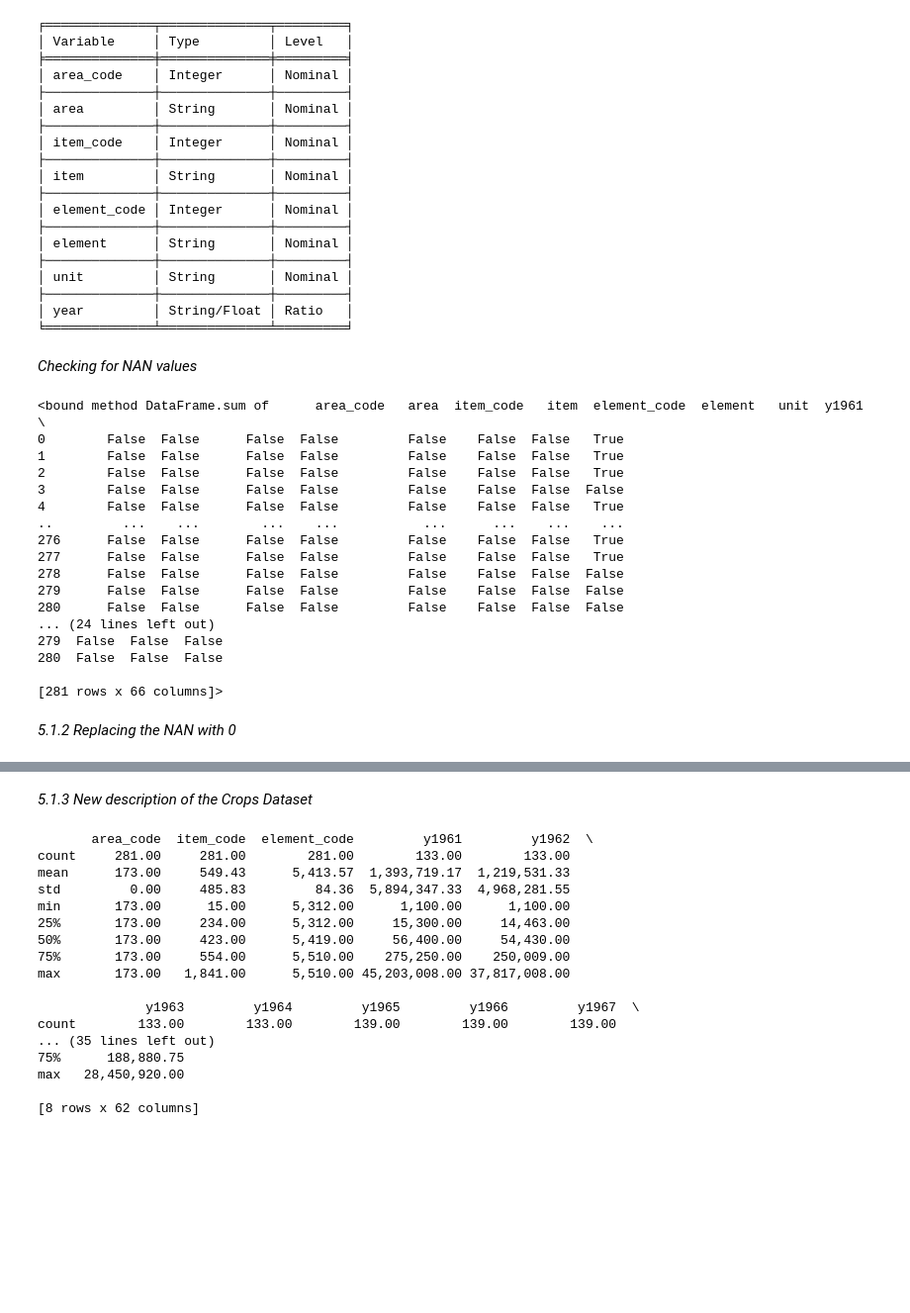
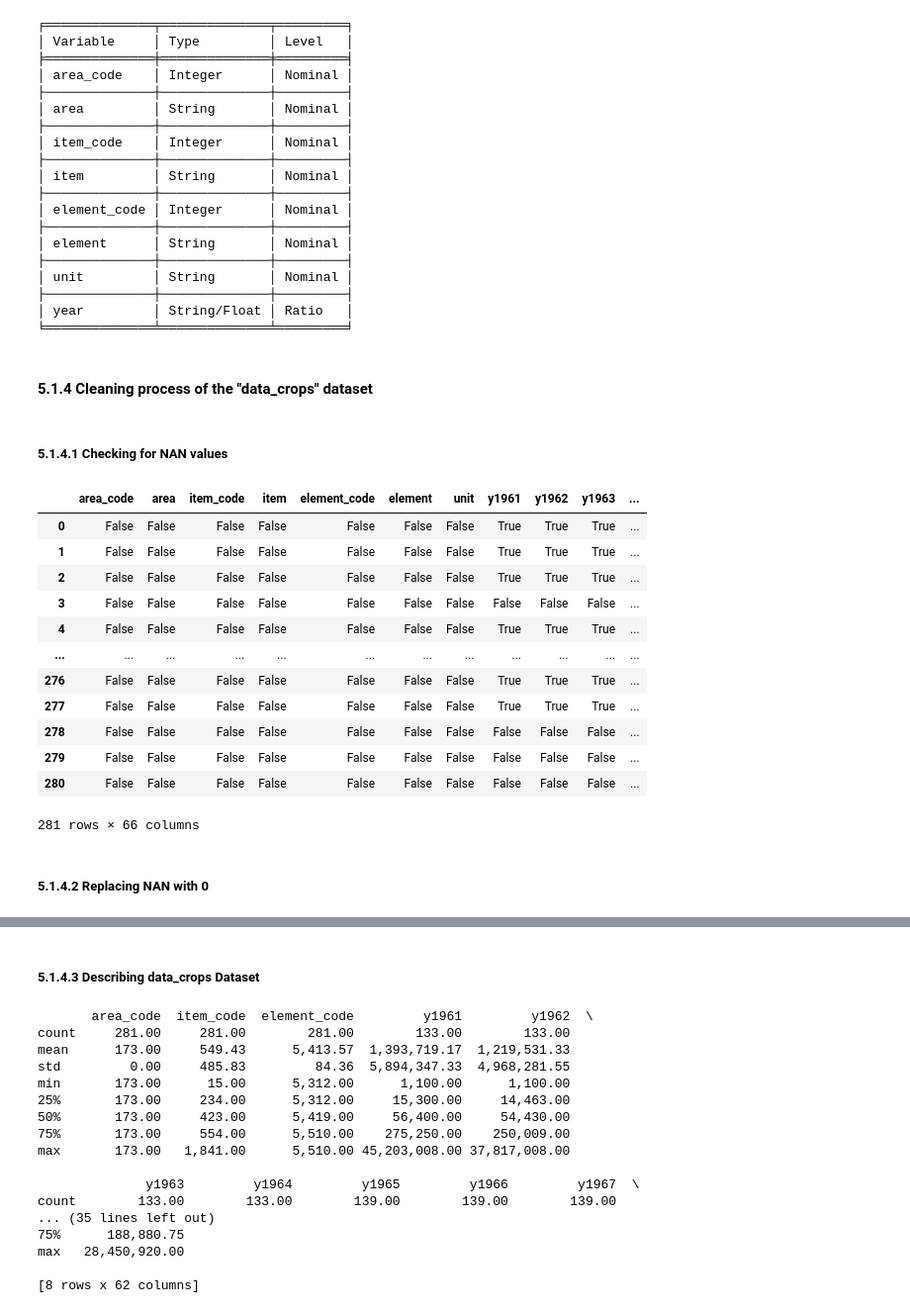
Before and after one commit to Alejandro-github-mx/statistics-projects, a Jupyter notebook: 2022-02-28-statistics-homework-FoodCC-Poland.ipynb, the cells around one changed output, grey strips where cells are left out. Shown at 99% size. Saved outputs shown, nothing was run; the diff lists cells and outputs as text; code cells hidden in the pictures; blank space fills up the shorter version.

```diff
--- a/2022-02-28-statistics-homework-FoodCC-Poland.ipynb
+++ b/2022-02-28-statistics-homework-FoodCC-Poland.ipynb
@@ -169,30 +150,28 @@ print(tabulate(vars_crops_charact, headers="firstrow", tablefmt="fancy_grid"))
 ├──────────────┼──────────────┼─────────┤
 │ year         │ String/Float │ Ratio   │
 ╘══════════════╧══════════════╧═════════╛
+# %% [markdown]
+#### 5.1.4 Cleaning process of the "data_crops" dataset
 # %% [markdown]
-*Checking for NAN values*
+##### 5.1.4.1 Checking for NAN values
 # %%
-data_crops.isna().sum
+data_crops.isna()
 # %% [output]
+|  | area_code | area | item_code | item | element_code | element | unit | y1961 | y1962 | y1963 | ... |
+| 0 | False | False | False | False | False | False | False | True | True | True | ... |
+| 1 | False | False | False | False | False | False | False | True | True | True | ... |
+| 2 | False | False | False | False | False | False | False | True | True | True | ... |
+| 3 | False | False | False | False | False | False | False | False | False | False | ... |
+| 4 | False | False | False | False | False | False | False | True | True | True | ... |
+| ... | ... | ... | ... | ... | ... | ... | ... | ... | ... | ... | ... |
+| 276 | False | False | False | False | False | False | False | True | True | True | ... |
+| 277 | False | False | False | False | False | False | False | True | True | True | ... |
+| 278 | False | False | False | False | False | False | False | False | False | False | ... |
+| 279 | False | False | False | False | False | False | False | False | False | False | ... |
+| 280 | False | False | False | False | False | False | False | False | False | False | ... |
-<bound method DataFrame.sum of      area_code   area  item_code   item  element_code  element   unit  y1961  \
-0        False  False      False  False         False    False  False   True
-1        False  False      False  False         False    False  False   True
-2        False  False      False  False         False    False  False   True
-3        False  False      False  False         False    False  False  False
-4        False  False      False  False         False    False  False   True
-..         ...    ...        ...    ...           ...      ...    ...    ...
-276      False  False      False  False         False    False  False   True
-277      False  False      False  False         False    False  False   True
-278      False  False      False  False         False    False  False  False
-279      False  False      False  False         False    False  False  False
-280      False  False      False  False         False    False  False  False
-... (24 lines left out)
-279  False  False  False
-280  False  False  False
-
-[281 rows x 66 columns]>
+281 rows × 66 columns
 # %% [markdown]
-*5.1.2 Replacing the NAN with 0*
+##### 5.1.4.2 Replacing NAN with 0
 # %%
 data_crops.replace(np.nan, 0)
 # %% [output]
@@ -210,7 +189,7 @@ data_crops.replace(np.nan, 0)
 | 280 | 173 | Poland | 1735 | Vegetables Primary | 5510 | Production | tonnes | 3,211,987.00 | 2,835,813.00 | 3,694,573.00 | ... |
 281 rows × 66 columns
 # %% [markdown]
-*5.1.3 New description of the Crops Dataset*
+##### 5.1.4.3 Describing **data_crops** Dataset
 # %%
 print(data_crops.describe())
 # %% [output]
```
Also changed, not shown: parts of 42 cells of this notebook.
